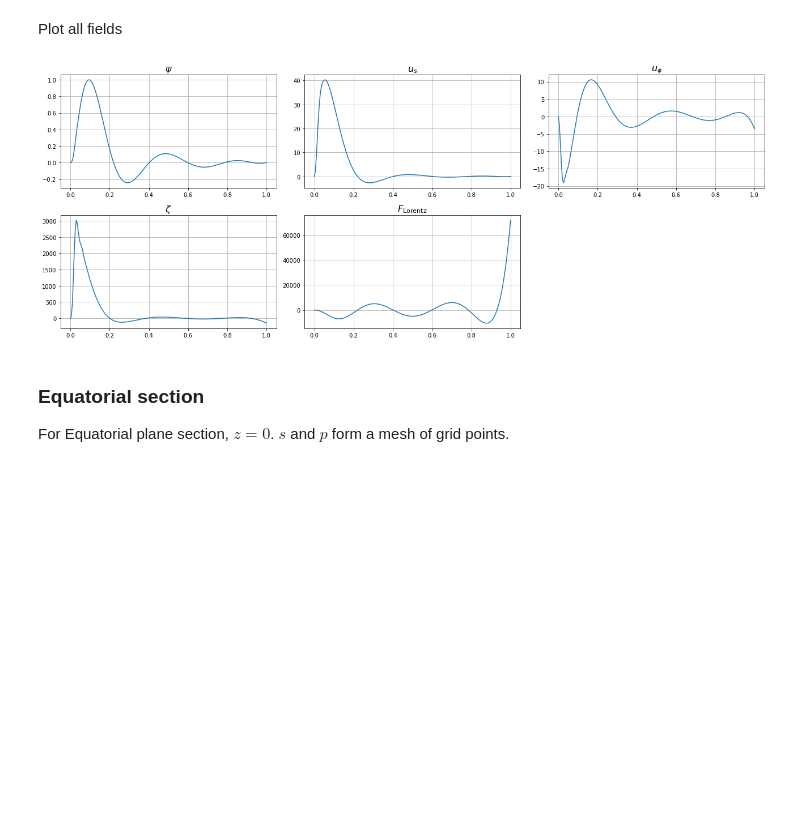
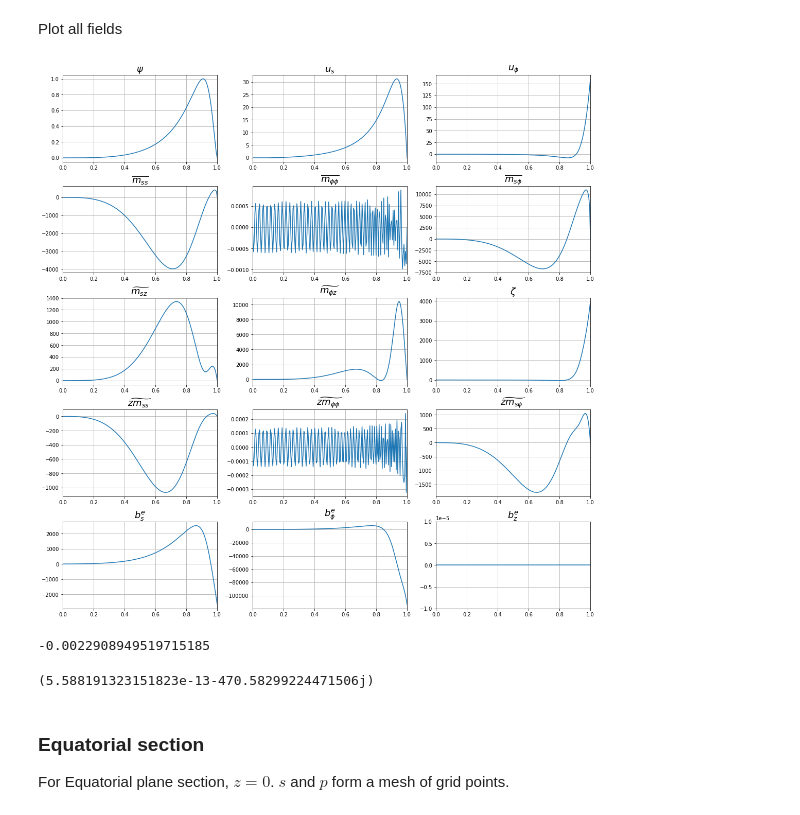
Before and after one commit to GentleMin/PlesioGeostroPy, a Jupyter notebook: Eigen_Post.ipynb, the cells around one changed output. Drawn from its saved outputs; the diff is of its cells as text; code cells hidden in the pictures; blank space fills up the shorter version.

```diff
--- a/Eigen_Post.ipynb
+++ b/Eigen_Post.ipynb
@@ -542,9 +568,12 @@ eig_vals_classes = [eig_class[0] for eig_class in eig_vals_classes]
 An additional resolution dataset is needed for filtering
 # %%
 # comp_file = "./out/eigen/Poloidal_Dipole/Reduced/eigen_m1_Le1e-4_N50_p113.h5"
-comp_file = "./out/eigen/Poloidal_Dipole/Reduced/eigen_m3_Le1e-4_N80_p113_hybrid.h5"
+# comp_file = "./out/eigen/Poloidal_Dipole/Reduced/eigen_m3_Le1e-4_N80_p113_hybrid.h5"
 # comp_file = "./out/eigen/Poloidal_Dipole/Reduced/eigen_m3_Le1e-4_N160_p113_cpt.h5"
-# comp_file = "./out/eigen/Poloidal_Dipole/Transformed_ext/eigen_m3_Le1e-4_N120_p113.h5"
+# comp_file = "./out/eigen/Poloidal_Dipole/Transformed_ext/eigen_m1_Le1e-4_dragl_Lu1e+4_N80_p113.h5"
+# comp_file = './out/eigen/Poloidal_Dipole_flex/Transformed_ext/eigen_m1_Le1e-4_N80_p113.h5'
+# comp_file = './out/eigen/S_L2_N2/Canonical/eigen_ideal_m3_Le1e-4_N50_p113.h5'
+comp_file = './out/eigen/S_L2_N2/Reduced/eigen_ideal_m3_Le1e-4_N80_p113_orth.h5'
 
 with h5py.File(comp_file, 'r') as fread:
     eig_vals_comp = fread["eigval"][()]
@@ -581,7 +650,7 @@ src_idx_base = 0
 src_idx_comp = 1
 
 eig_drift, eig_nearest = nutils.eigen_drift(eig_vals_classes[class_idx], eig_vals_classes_comp[class_idx])
-drift_thresh = 1e+1
+drift_thresh = 1.0e+1
 drift_filter = 1./(eig_drift + 1e-16) > drift_thresh
 
 fig, ax = plt.subplots(figsize=(10, 6))
@@ -665,5 +730,5 @@ eig_vals_classes
 # %%
-class_idx, mode_idx = 0, 5
+class_idx, mode_idx = 1, 0
 eigval = eig_vals_classes[class_idx][mode_idx]
 eigvec = eig_vecs_classes[class_idx][:, mode_idx]
 
@@ -704,57 +769,72 @@ phase = -np.angle(eigmode_eval["Psi"][max_idx])
 # phase_diff = -np.pi/12
 # phase_factor = np.exp(1j*(phase + phase_diff))
 p_diff = - np.pi/12
-phase_factor = np.exp(1j*(phase + 3*p_diff))
+phase_factor = np.exp(1j*(phase + 5*p_diff))
 # %%
+plot_fields = [["Psi", "U_s", "U_p"],
+               ["Mss", "Mpp", "Msp"],
+               ["Msz", "Mpz", "Zeta"],
+               ["zMss", "zMpp", "zMsp"],
+               ["Bs_e", "Bp_e", "Bz_e"]]
+plot_fnames = [[None, "$u_s$", r"$u_\phi$"],
+               [None, None, None],
+               [None, None, r"$\zeta$"],
+               [None, None, None],
+               [None, None, None],]
 # plot_fields = [["Psi", "U_s", "U_p"],
-#                ["Mss", "Mpp", "Msp"],
-#                ["Msz", "Mpz", "Zeta"],
-#                ["zMss", "zMpp", "zMsp"],
-#                ["Bs_e", "Bp_e", "Bz_e"]]
+#                ["Zeta", "F_ext", None]]
 # plot_fnames = [[None, "$u_s$", r"$u_\phi$"],
-#                [None, None, None],
-#                [None, None, r"$\zeta$"],
-#                [None, None, None],
-#                [None, None, None],]
-plot_fields = [["Psi", "U_s", "U_p"],
-               ["Zeta", "F_ext", None]]
-plot_fnames = [[None, "$u_s$", r"$u_\phi$"],
-               [r"$\zeta$", r"$F_\mathrm{Lorentz}$", None]]
+#                [r"$\zeta$", r"$F_\mathrm{Lorentz}$", None]]
 
-save_name = "./out/eigen/Poloidal_Dipole/Reduced/mode-s_radial_m3n5_N120_hybrid"
-# save_name = None
+save_name = "./out/eigen/T1_std/Canonical/mode-s_radial_m3i25_N120"
+save_name = None
 override = False
 normalizer = np.max(np.abs(np.real(phase_factor*eigmode_eval["Psi"])))
 
 nrows, ncols = len(plot_fields), len(plot_fields[0])
-fig, axes = plt.subplots(nrows=nrows, ncols=ncols, figsize=(ncols*6, nrows*3.5))
+fig, axes = plt.subplots(nrows=nrows, ncols=ncols, figsize=(ncols*5, nrows*3), layout='constrained')
 
 for i_r in range(nrows):
     for i_c in range(ncols):
         fname = plot_fields[i_r][i_c]
         ax = axes[i_r][i_c]
         if fname is None:
             ax.remove()
             continue
         ax.plot(s_array, np.real(phase_factor*eigmode_eval[fname])/normalizer)
+        # if fname == 'U_s':
+        #     ax.plot(s_array, np.real(phase_factor*eigmode_eval[fname])/normalizer)
+        # else:
+        #     ax.plot(s_array, np.real(1j*phase_factor*eigmode_eval[fname])/normalizer)
+        ax.set_xlim([0, 1])
         if np.abs(np.real(phase_factor*eigmode_eval[fname])/normalizer).max() < 1e-5:
             ax.set_ylim([-1e-5, +1e-5])
         if fname in core.pgvar._field_names:
-            ax.set_title(r'$%s$' % (core.pgvar_ptb[fname].name,), fontsize=16)
+            ax.set_title(r'$%s$' % (core.pgvar_ptb[fname].name,), fontsize=18)
         else:
-            ax.set_title(plot_fnames[i_r][i_c], fontsize=16)
+            ax.set_title(plot_fnames[i_r][i_c], fontsize=18)
         ax.grid(True)
 
-plt.tight_layout()
+# plt.tight_layout()
 if save_name is not None:
     if os.path.exists(save_name + '.png') and not override:
         print("File exists... aborting...")
     else:
+        plt.savefig(save_name + '.pdf', format='pdf', bbox_inches='tight')
         plt.savefig(save_name + '.png', format="png", dpi=150, bbox_inches="tight")
 
 plt.show()
 # %% [output]
-[figure, old version]
+[figure, new version]
+# %%
+x_tmp = 0.35
+(3/8*np.sqrt(15/26/np.pi))**2*16*x_tmp*(25*x_tmp**6 - 60*x_tmp**4 + 48*x_tmp**2 - 12)/np.sqrt(1 - x_tmp**2)/470
+# %% [output]
+-0.0022908949519715185
+# %%
+eig_vals_classes[0][3]
+# %% [output]
+(5.588191323151823e-13-470.58299224471506j)
 # %% [markdown]
 ### Equatorial section
 
```
Also changed, not shown: parts of 59 cells of this notebook, 1 other file.
